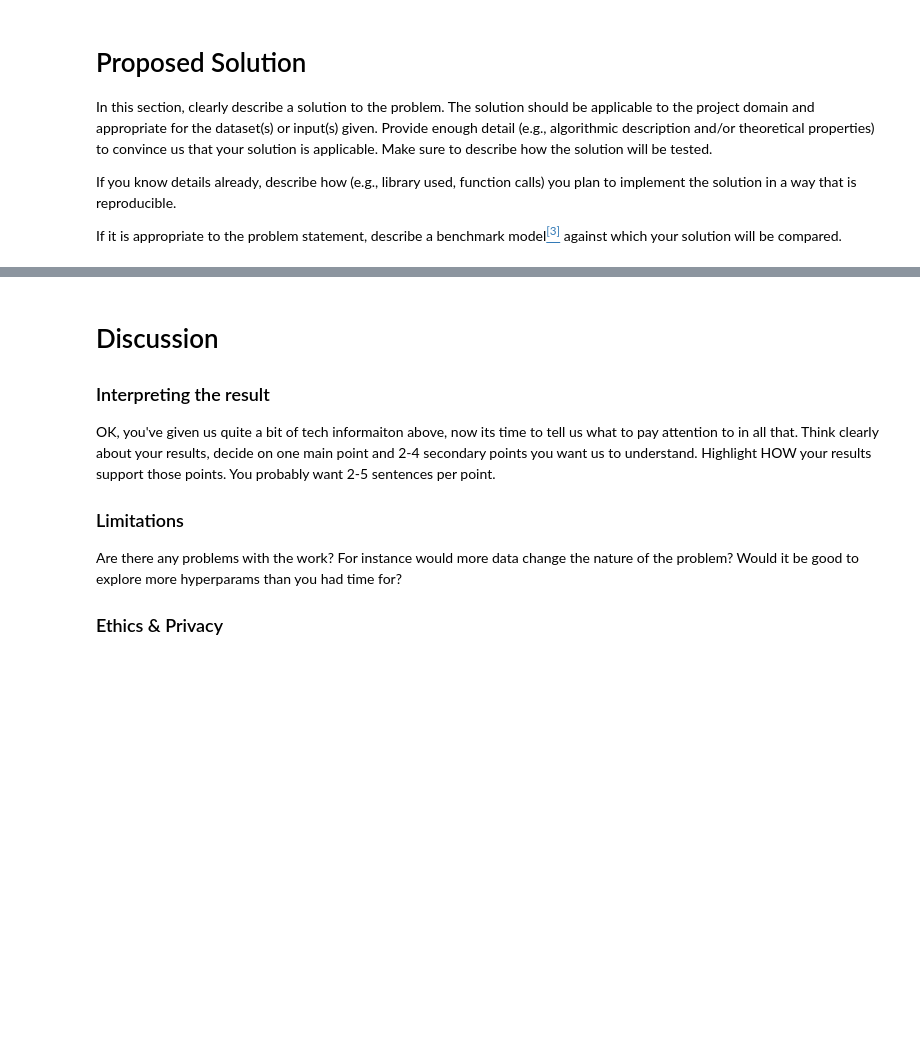
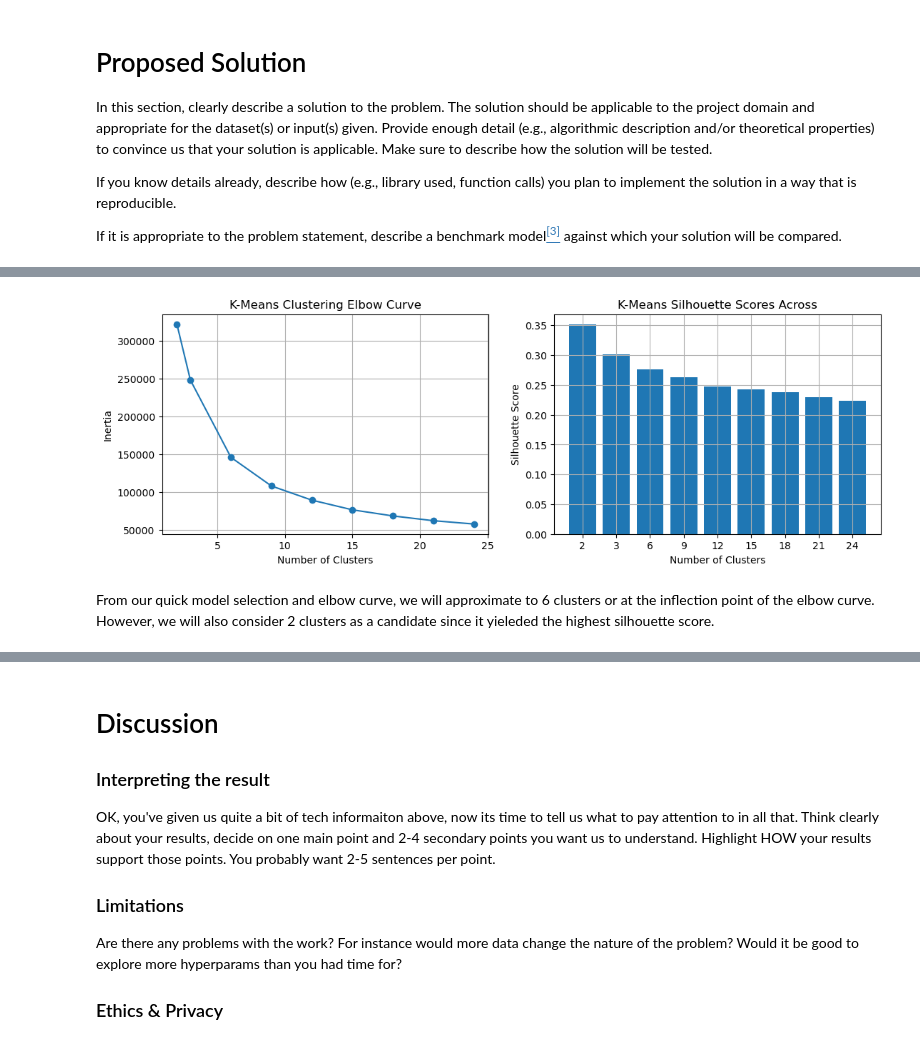
Before and after one commit to e7song/COGS118B_WI24_Final_Project, a Jupyter notebook: FinalProject_groupXXX.ipynb, the cells around one changed output, grey strips where cells are left out. Drawn from its saved outputs; the diff is of its cells as text; code cells hidden in the pictures; blank space fills up the shorter version.

```diff
--- a/FinalProject_groupXXX.ipynb
+++ b/FinalProject_groupXXX.ipynb
@@ -201,0 +203,2 @@ Maybe you do model selection again, but using a different kind of metric than be
+# %%
+df = df.drop('PoS', axis=1)
@@ -201,0 +289,35 @@ Maybe you do model selection again, but using a different kind of metric than be
+# %%
+from sklearn.cluster import KMeans
+from sklearn.metrics import silhouette_score
+
+n_clusters = [2, 3, 6, 9, 12, 15, 18, 21, 24]
+
+silhouette_scores = []
+inertia = []
+for n in n_clusters:
+    knn = KMeans(n_clusters=n)
+    labels = knn.fit_predict(df)
+
+    inertia.append(knn.inertia_)
+    silhouette_scores.append(silhouette_score(df, labels))
+# %%
+fig, axes = plt.subplots(1, 2, figsize=(13, 4))
+
+axes[0].plot(n_clusters, inertia, marker='o')
+axes[0].set_title('K-Means Clustering Elbow Curve')
+axes[0].set_xlabel('Number of Clusters')
+axes[0].set_ylabel('Inertia')
+axes[0].grid(True)
+
+cluster_str = [str(n) for n in n_clusters]
+axes[1].bar(cluster_str, silhouette_scores)
+axes[1].set_title('K-Means Silhouette Scores Across')
+axes[1].set_xlabel('Number of Clusters')
+axes[1].set_ylabel('Silhouette Score')
+axes[1].grid(True)
+
+plt.show()
+# %% [output]
+[figure, added]
+# %% [markdown]
+From our quick model selection and elbow curve, we will approximate to 6 clusters or at the inflection point of the elbow curve. However, we will also consider 2 clusters as a candidate since it yieleded the highest silhouette score.
```
Also changed, not shown: parts of 43 cells of this notebook, 2 other files.
